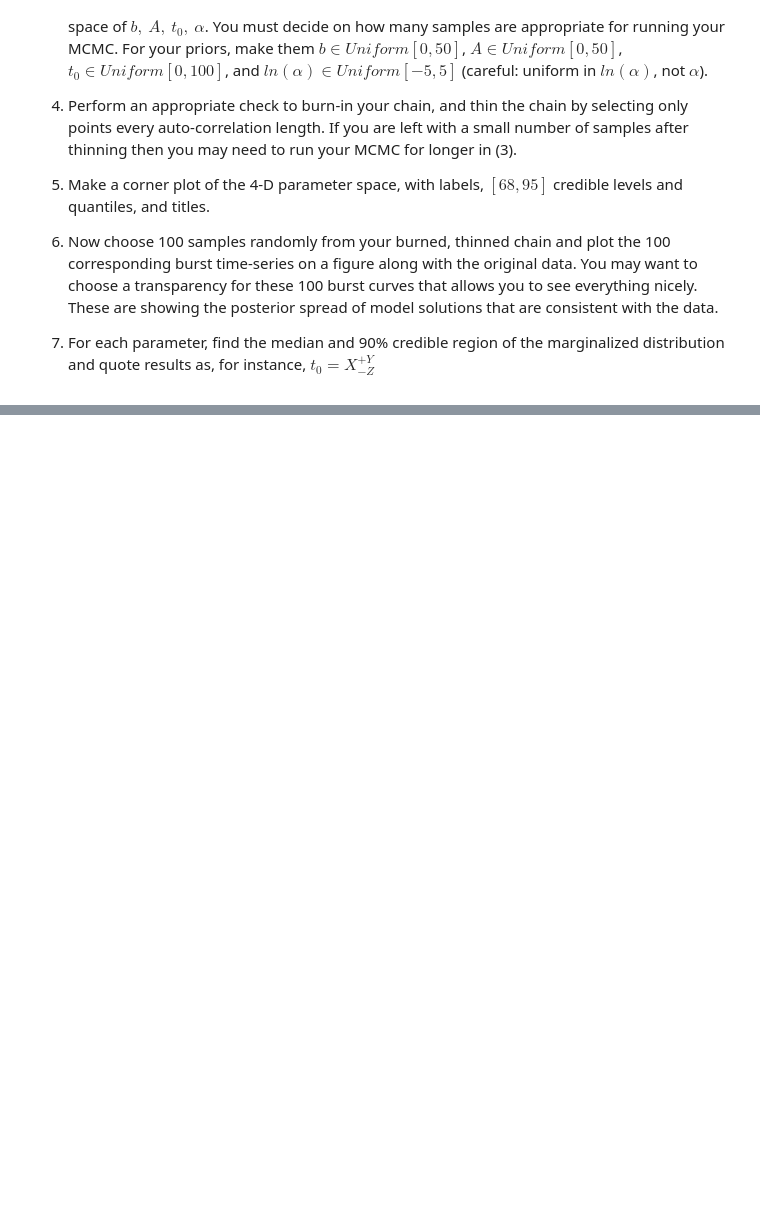
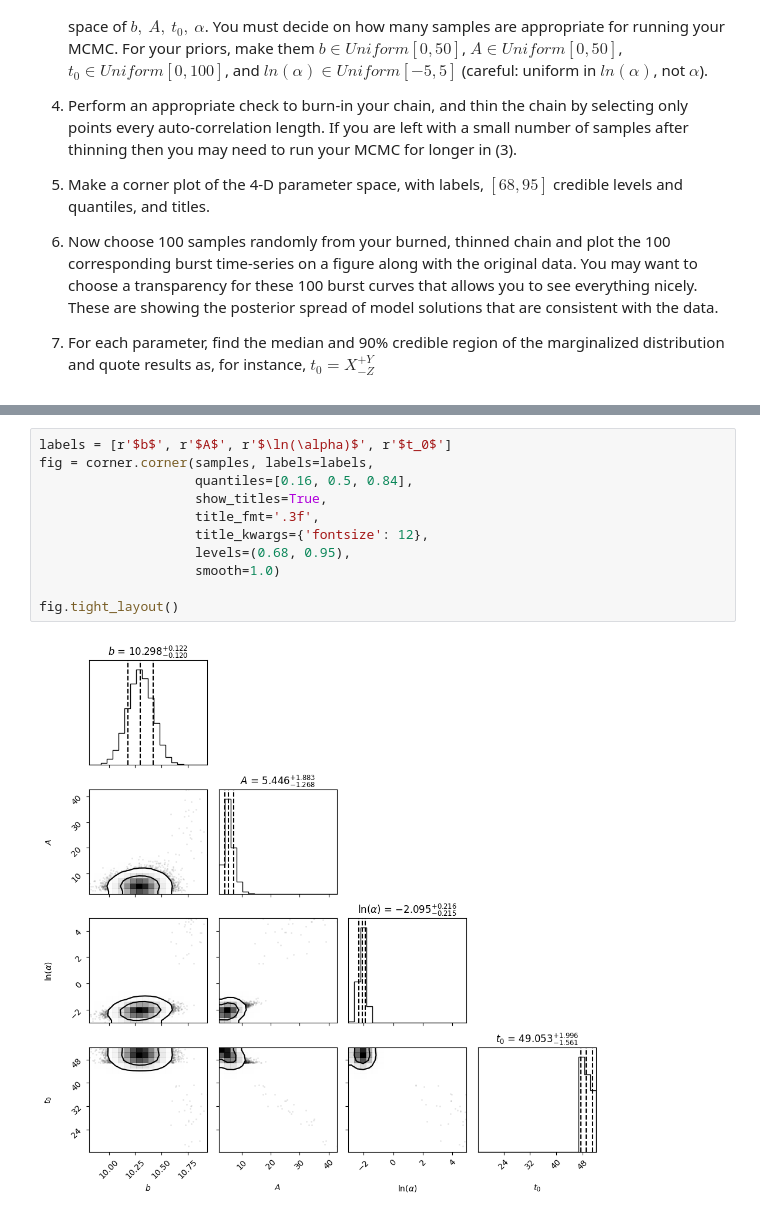
Before and after one commit to APozzi22/Astrostatistic, a Jupyter notebook: 11_Bayesian/Transient_Universe.ipynb, the cells around one changed output, grey strips where cells are left out. Drawn from its saved outputs; the diff is of its cells as text; blank space fills up the shorter version.

```diff
--- a/11_Bayesian/Transient_Universe.ipynb
+++ b/11_Bayesian/Transient_Universe.ipynb
@@ -43,0 +135,13 @@ from scipy.stats import uniform
+# %%
+labels = [r'$b$', r'$A$', r'$\ln(\alpha)$', r'$t_0$']
+fig = corner.corner(samples, labels=labels,
+                    quantiles=[0.16, 0.5, 0.84],
+                    show_titles=True,
+                    title_fmt='.3f',
+                    title_kwargs={'fontsize': 12},
+                    levels=(0.68, 0.95),
+                    smooth=1.0)
+
+fig.tight_layout()
+# %% [output]
+[figure, added]
```
Also changed, not shown: parts of 7 cells of this notebook.
